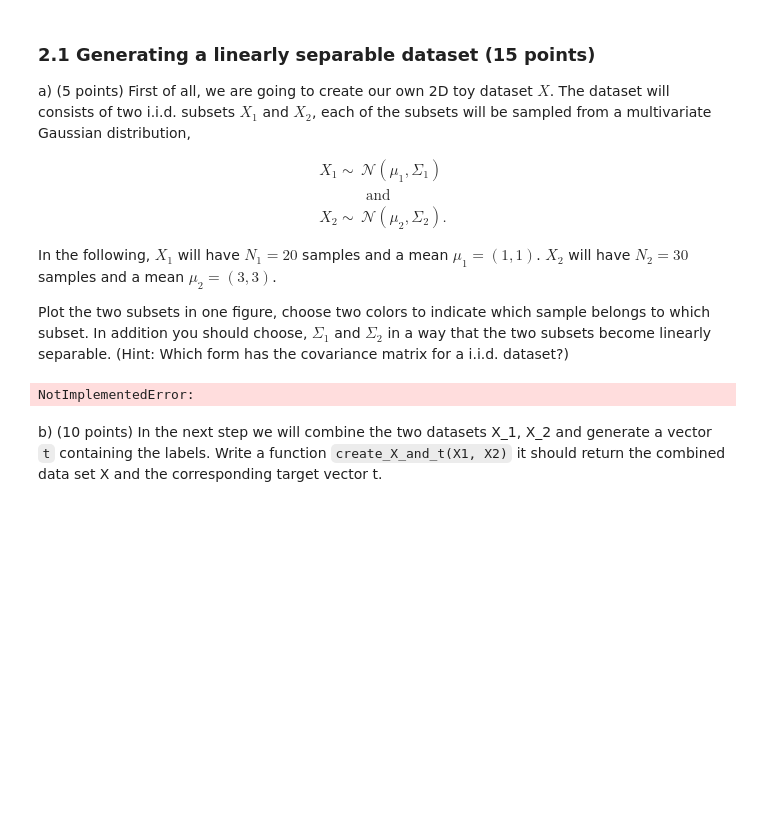
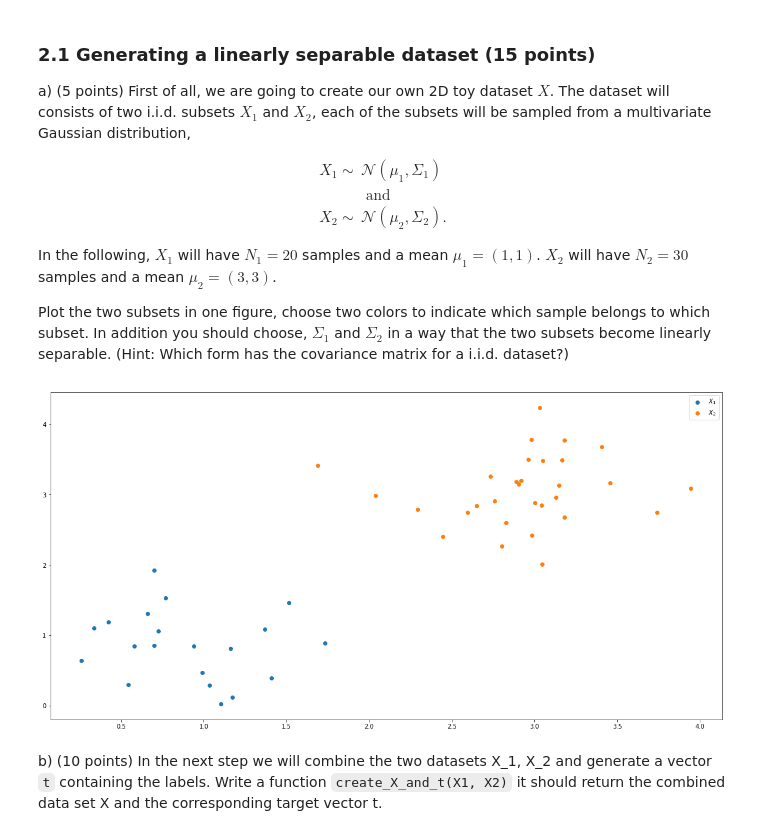
Before and after one commit to Kalsir/ml1_lab3, a Jupyter notebook: 11025352_11924462_lab3.ipynb, the cells around one changed output. Cells and saved outputs as stored; diff of their text form; code cells hidden in the pictures; blank space fills up the shorter version.

```diff
--- a/11025352_11924462_lab3.ipynb
+++ b/11025352_11924462_lab3.ipynb
@@ -367,10 +361,29 @@ X_2 \sim &\mathcal{N}(\mu_2, \Sigma_2).
 In the following, $X_1$ will have $N_1=20$ samples and a mean $\mu_1=(1,1)$. $X_2$ will have $N_2=30$ samples and a mean $\mu_2=(3,3)$.
 
 Plot the two subsets in one figure, choose two colors to indicate which sample belongs to which subset. In addition you should choose, $\Sigma_1$ and $\Sigma_2$ in a way that the two subsets become linearly separable. (Hint: Which form has the covariance matrix for a i.i.d. dataset?)
-# %%
-# YOUR CODE HERE
-raise NotImplementedError()
-# %% [output]
-NotImplementedError:
+# %%
+mu1 = [1, 1]
+mu2 = [3, 3]
+
+# Very small probability of obtaining a sample more than 4 * sigma away from the
+# mean. The means of the subsets have a distance of 2 in each coordinate,
+# so sigma^2 = (2^2)/(4^2) = 1/4 will make the datasets almost surely linearly separable
+sigma1 = 0.25 * np.eye(2)
+sigma2 = 0.25 * np.eye(2)
+N1 = 20
+N2 = 30
+
+
+X1 = np.random.multivariate_normal(mu1, sigma1, N1)
+X2 = np.random.multivariate_normal(mu2, sigma2, N2)
+
+plt.scatter(X1[:, 0], X1[:, 1], label='$X_1$')
+plt.scatter(X2[:, 0], X2[:, 1], label='$X_2$')
+
+plt.legend()
+
+plt.show()
+# %% [output]
+[figure, added]
 # %% [markdown]
 b) (10 points) In the next step we will combine the two datasets X_1, X_2 and generate a vector `t` containing the labels. Write a function `create_X_and_t(X1, X2)` it should return the combined data set X and the corresponding target vector t.
```
Also changed, not shown: parts of 16 cells of this notebook.
